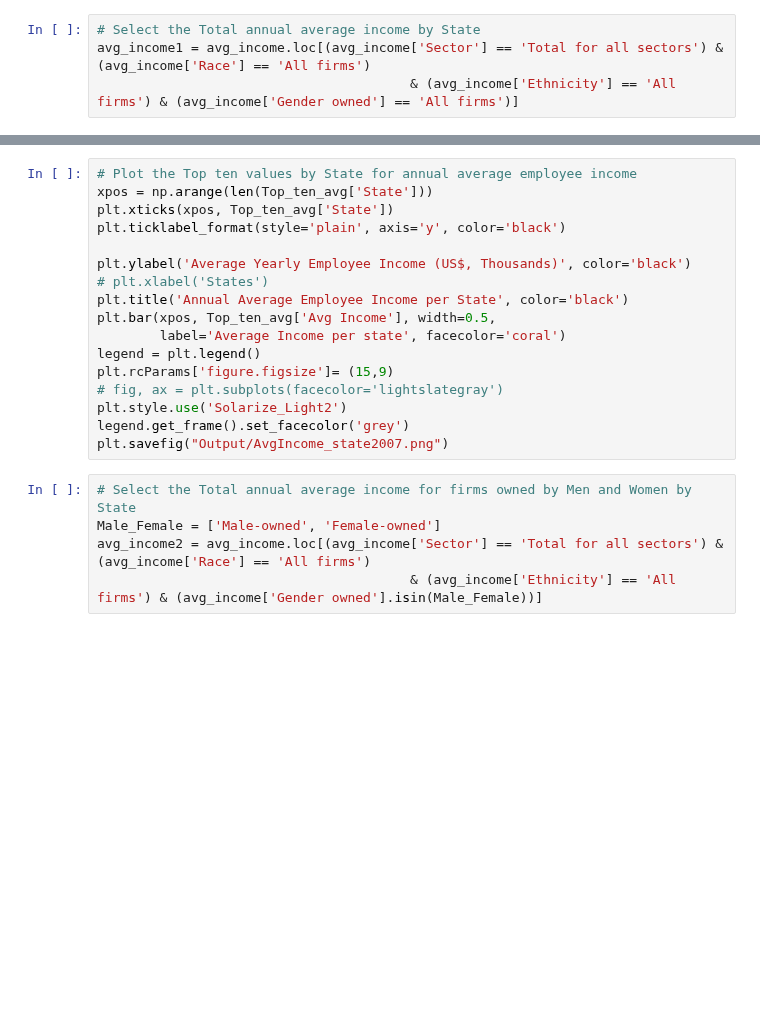
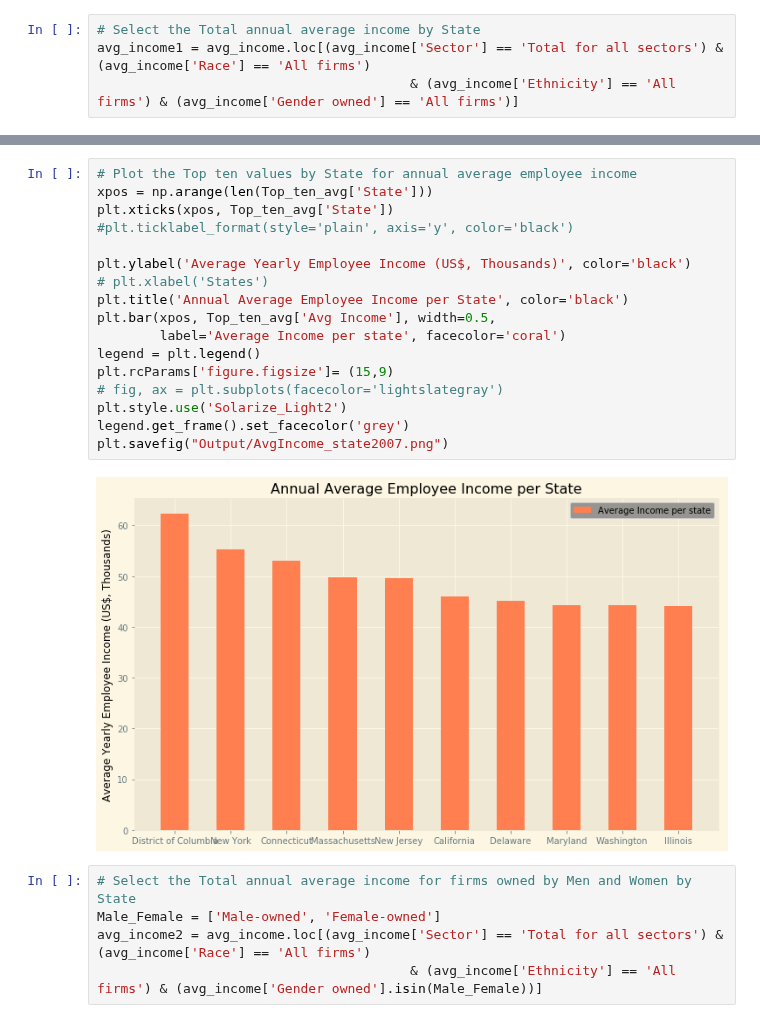
Before and after one commit to tafolabi/Project_Alpha, a Jupyter notebook: 2007.ipynb, the cells around one changed output, grey strips where cells are left out. Cells and saved outputs as stored; diff of their text form; blank space fills up the shorter version.

```diff
--- a/2007.ipynb
+++ b/2007.ipynb
@@ -155,20 +217,22 @@ Top_ten_avg
 # %%
 # Plot the Top ten values by State for annual average employee income
 xpos = np.arange(len(Top_ten_avg['State']))
 plt.xticks(xpos, Top_ten_avg['State'])
-plt.ticklabel_format(style='plain', axis='y', color='black')
+#plt.ticklabel_format(style='plain', axis='y', color='black')
 
 plt.ylabel('Average Yearly Employee Income (US$, Thousands)', color='black')
 # plt.xlabel('States')
 plt.title('Annual Average Employee Income per State', color='black')
 plt.bar(xpos, Top_ten_avg['Avg Income'], width=0.5,
         label='Average Income per state', facecolor='coral')
 legend = plt.legend()
 plt.rcParams['figure.figsize']= (15,9)
 # fig, ax = plt.subplots(facecolor='lightslategray')
 plt.style.use('Solarize_Light2')
 legend.get_frame().set_facecolor('grey')
 plt.savefig("Output/AvgIncome_state2007.png")
+# %% [output]
+[figure, added]
 # %%
 # Select the Total annual average income for firms owned by Men and Women by State
 Male_Female = ['Male-owned', 'Female-owned']
```
Also changed, not shown: parts of 64 cells of this notebook, 13 other files.
